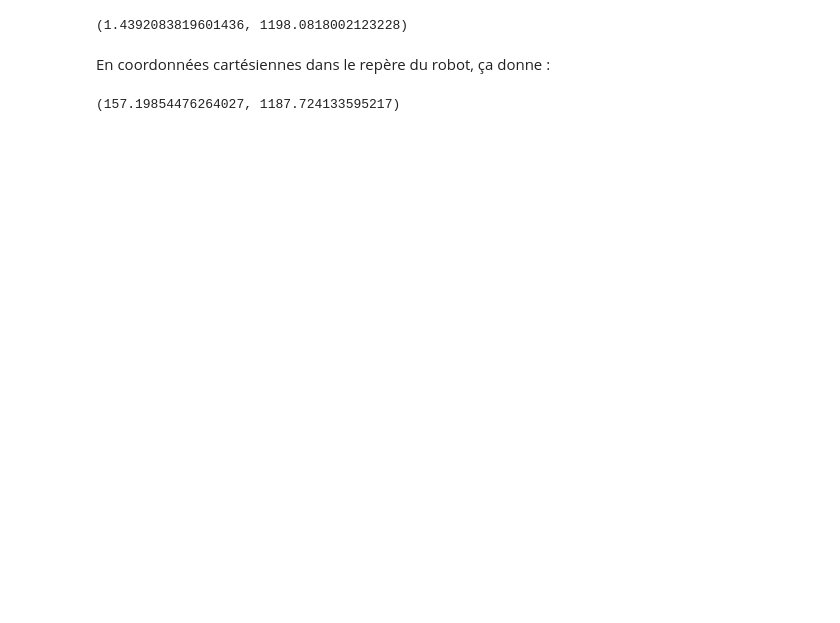
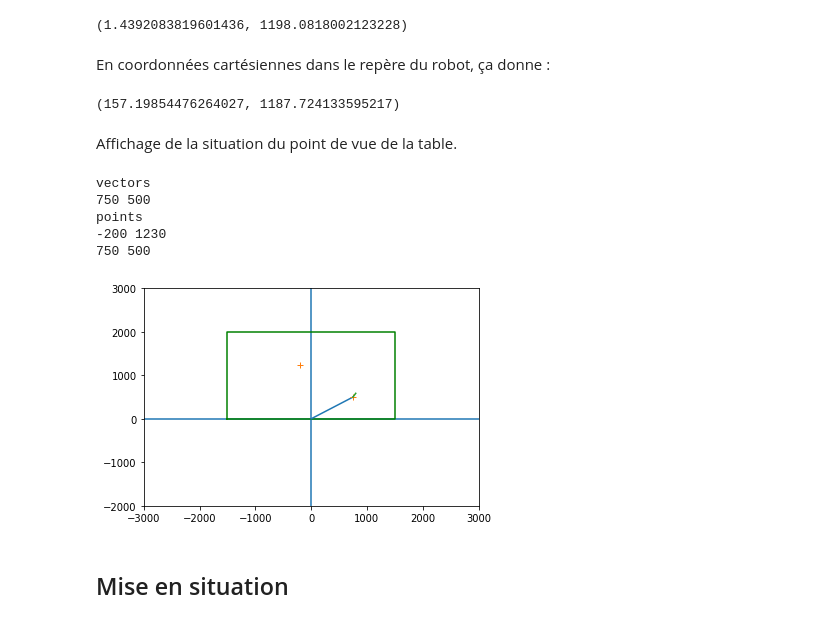
Before and after one commit to gobgob/lidar-processor, a Jupyter notebook: src/enemy_location.ipynb, the cells around one changed output. Cells and saved outputs as stored; diff of their text form; code cells hidden in the pictures; blank space fills up the shorter version.

```diff
--- a/src/enemy_location.ipynb
+++ b/src/enemy_location.ipynb
@@ -52,3 +64,42 @@ En coordonnées cartésiennes dans le repère du robot, ça donne :
 np.cos(perceived_angle)*perceived_distance, np.sin(perceived_angle)*perceived_distance
 # %% [output]
 (157.19854476264027, 1187.724133595217)
+# %% [markdown]
+Affichage de la situation du point de vue de la table.
+# %%
+%matplotlib inline
+
+# table instantiation
+table = Table()
+
+# table edges
+table.add_edge_point(Point(-1500, 0))
+table.add_edge_point(Point(1500, 0))
+table.add_edge_point(Point(1500, 2000))
+table.add_edge_point(Point(-1500, 2000))
+
+# adds opponent robot
+table.add_point(opponent_position)
+
+# adds our robot
+v_robot_position = Vector()
+v_robot_position.set_by_point(robot_position)
+table.add_vector(v_robot_position)
+table.add_point(robot_position)
+
+# displays all
+table.init_plot()
+table.plot_edges()
+table.plot_vectors()
+table.plot_points()
+table.plot_unitary_vector(robot_position, orientation)
+table.plot()
+# %% [output]
+vectors
+750 500
+points
+-200 1230
+750 500
+[figure, added]
+# %% [markdown]
+## Mise en situation
```
Also changed, not shown: parts of 24 cells of this notebook, 3 other files.
